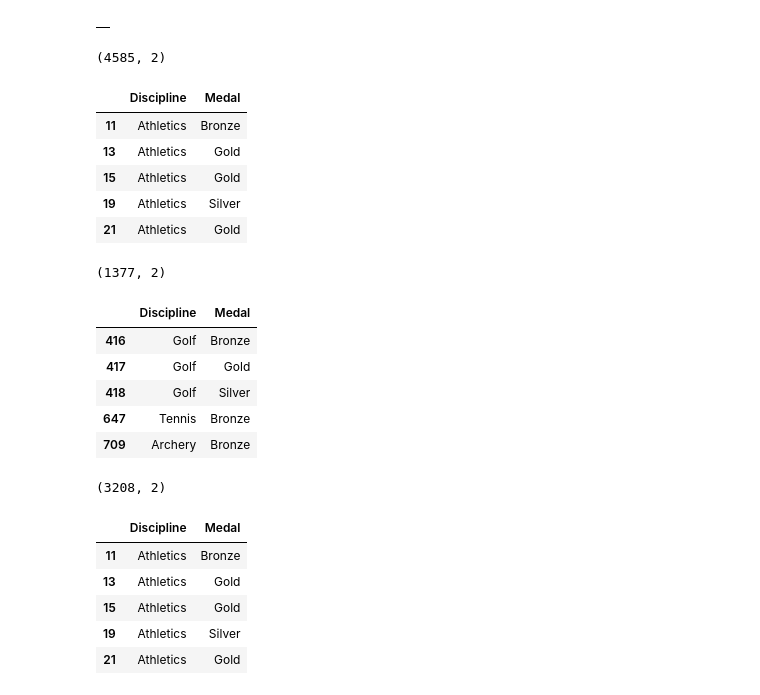
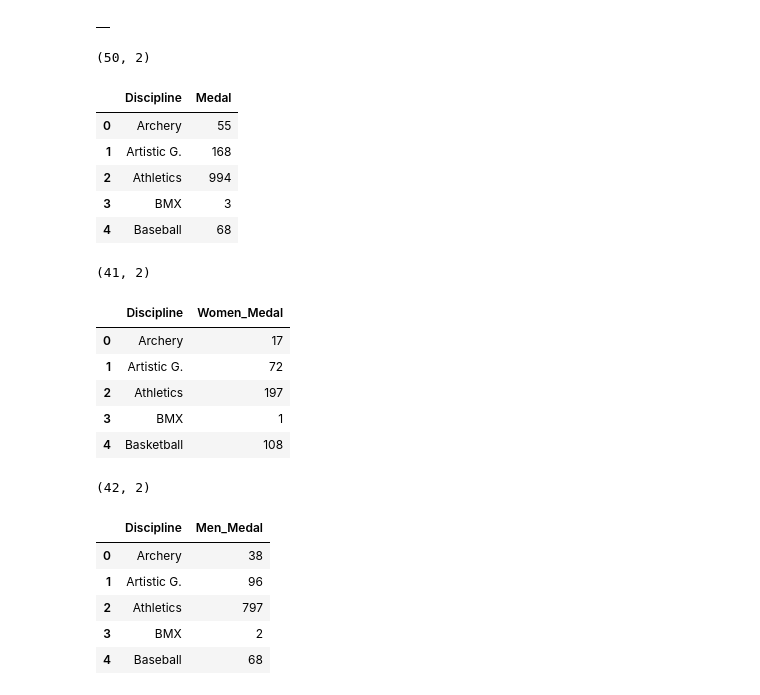
Before and after one commit to mcerow/summer_olympics, a Jupyter notebook: Summer_Olympics.ipynb, the cells around one changed output. Drawn from its saved outputs; the diff is of its cells as text; code cells hidden in the pictures.

```diff
--- a/Summer_Olympics.ipynb
+++ b/Summer_Olympics.ipynb
@@ -314,41 +314,49 @@ medal_count_comparison
 |  |
 # %%
 medal_count_comparison = us_data[['Discipline', 'Medal']]
+medal_count_comparison = medal_count_comparison.groupby('Discipline').count()
+medal_count_comparison.reset_index(inplace=True)
 print(medal_count_comparison.shape)
 medal_count_comparison.head()
 # %% [output]
-(4585, 2)
+(50, 2)
 |  | Discipline | Medal |
-| 11 | Athletics | Bronze |
-| 13 | Athletics | Gold |
-| 15 | Athletics | Gold |
-| 19 | Athletics | Silver |
-| 21 | Athletics | Gold |
+| 0 | Archery | 55 |
+| 1 | Artistic G. | 168 |
+| 2 | Athletics | 994 |
+| 3 | BMX | 3 |
+| 4 | Baseball | 68 |
 # %%
 women_medal_count_comp = us_data[['Discipline', 'Medal', 'Gender']]
 women_medal_count_comp = women_medal_count_comp[women_medal_count_comp['Gender'] == 'Women']
+women_medal_count_comp.rename(columns={'Medal': 'Women_Medal'}, inplace=True)
 women_medal_count_comp.drop(columns=['Gender'], inplace=True)
+women_medal_count_comp = women_medal_count_comp.groupby('Discipline').count()
+women_medal_count_comp.reset_index(inplace=True)
 print(women_medal_count_comp.shape)
 women_medal_count_comp.head()
 # %% [output]
-(1377, 2)
+(41, 2)
-|  | Discipline | Medal |
-| 416 | Golf | Bronze |
-| 417 | Golf | Gold |
-| 418 | Golf | Silver |
-| 647 | Tennis | Bronze |
-| 709 | Archery | Bronze |
+|  | Discipline | Women_Medal |
+| 0 | Archery | 17 |
+| 1 | Artistic G. | 72 |
+| 2 | Athletics | 197 |
+| 3 | BMX | 1 |
+| 4 | Basketball | 108 |
 # %%
 men_medal_count_comp = us_data[['Discipline', 'Medal', 'Gender']]
 men_medal_count_comp = men_medal_count_comp[men_medal_count_comp['Gender'] == 'Men']
+men_medal_count_comp.rename(columns={'Medal': 'Men_Medal'}, inplace=True)
 men_medal_count_comp.drop(columns=['Gender'], inplace=True)
+men_medal_count_comp = men_medal_count_comp.groupby('Discipline').count()
+men_medal_count_comp.reset_index(inplace=True)
 print(men_medal_count_comp.shape)
 men_medal_count_comp.head()
 # %% [output]
-(3208, 2)
+(42, 2)
-|  | Discipline | Medal |
-| 11 | Athletics | Bronze |
-| 13 | Athletics | Gold |
-| 15 | Athletics | Gold |
-| 19 | Athletics | Silver |
-| 21 | Athletics | Gold |
+|  | Discipline | Men_Medal |
+| 0 | Archery | 38 |
+| 1 | Artistic G. | 96 |
+| 2 | Athletics | 797 |
+| 3 | BMX | 2 |
+| 4 | Baseball | 68 |
```
Also changed, not shown: parts of 3 cells of this notebook.
